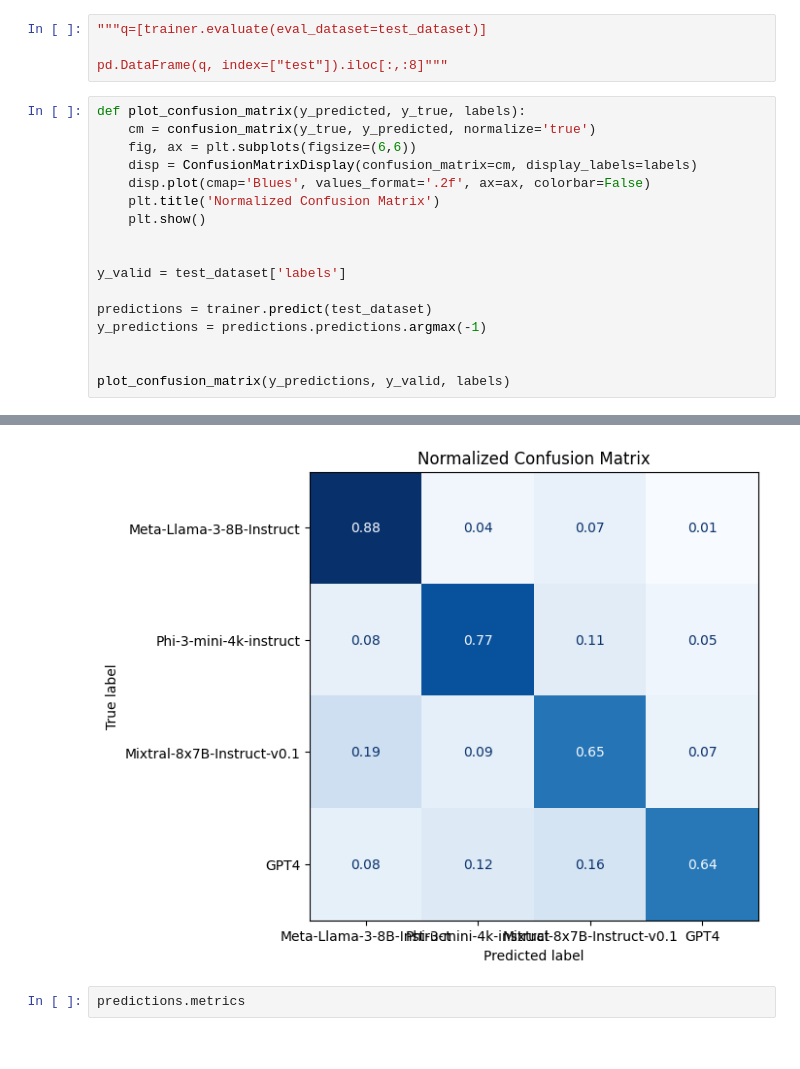
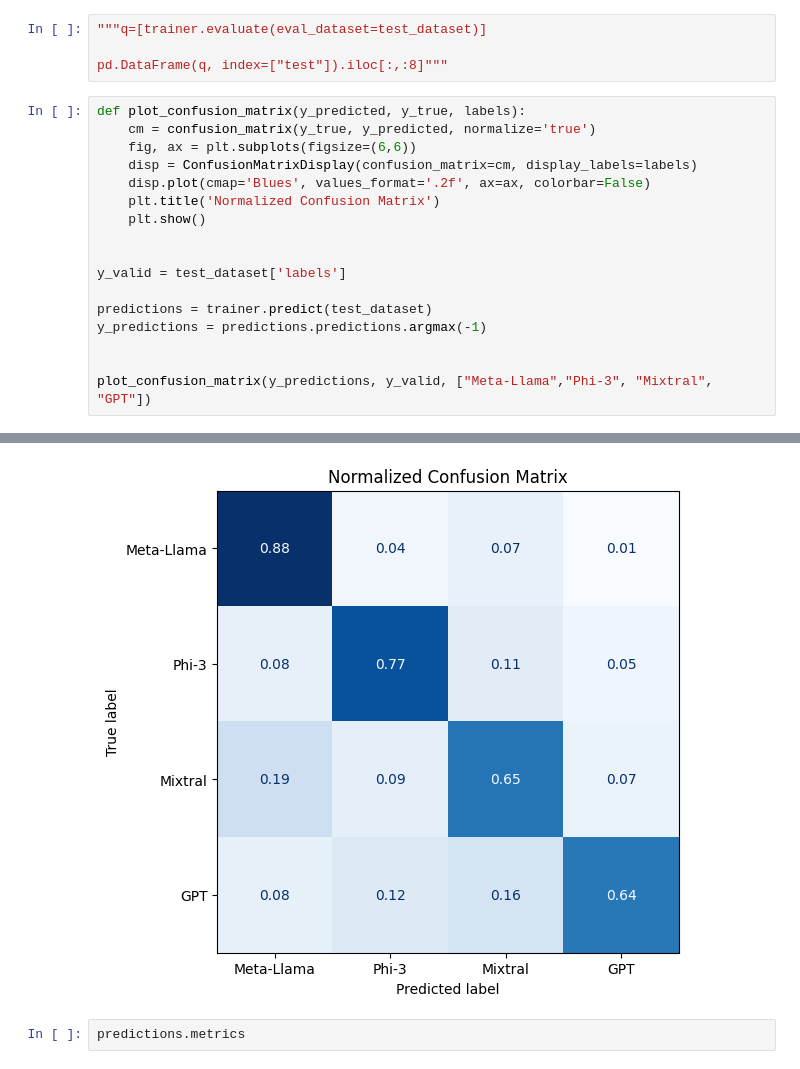
Before and after one commit to joaofaria19/MD-Projeto, a Jupyter notebook: question_classificator_bert.ipynb, the cells around one changed output, grey strips where cells are left out. Drawn from its saved outputs; the diff is of its cells as text.

```diff
--- a/question_classificator_bert.ipynb
+++ b/question_classificator_bert.ipynb
@@ -343,23 +343,23 @@ pd.DataFrame(q, index=["test"]).iloc[:,:8]"""
 # %%
 def plot_confusion_matrix(y_predicted, y_true, labels):
     cm = confusion_matrix(y_true, y_predicted, normalize='true')
     fig, ax = plt.subplots(figsize=(6,6))
     disp = ConfusionMatrixDisplay(confusion_matrix=cm, display_labels=labels)
     disp.plot(cmap='Blues', values_format='.2f', ax=ax, colorbar=False)
     plt.title('Normalized Confusion Matrix')
     plt.show()
 
 
 y_valid = test_dataset['labels']
 
 predictions = trainer.predict(test_dataset)
 y_predictions = predictions.predictions.argmax(-1)
 
 
-plot_confusion_matrix(y_predictions, y_valid, labels)
+plot_confusion_matrix(y_predictions, y_valid, ["Meta-Llama","Phi-3", "Mixtral", "GPT"])
 # %% [output]
 [interactive output not drawn]
-[figure, old version]
+[figure, new version]
 # %%
 predictions.metrics
 # %% [output]
```
